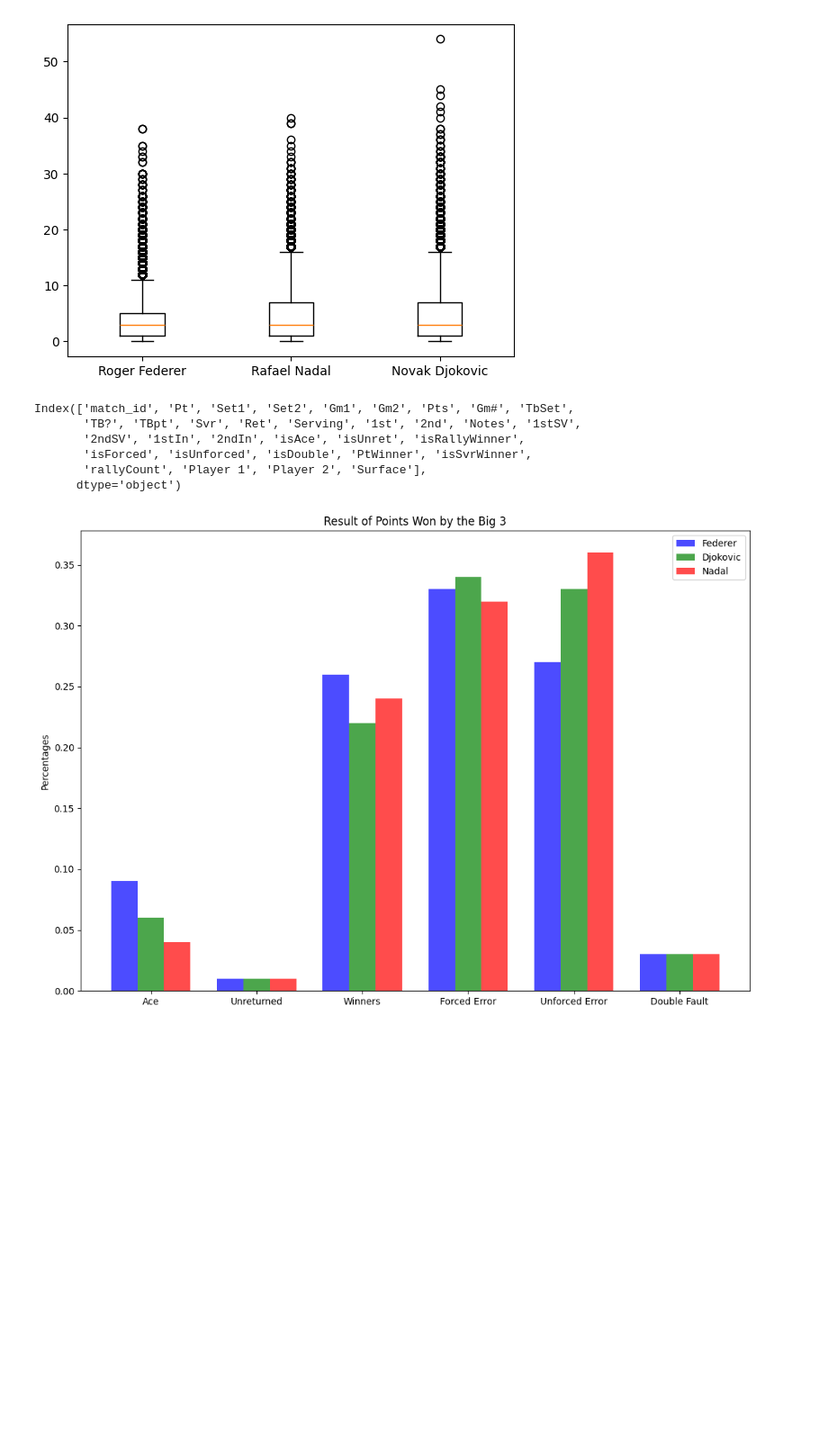
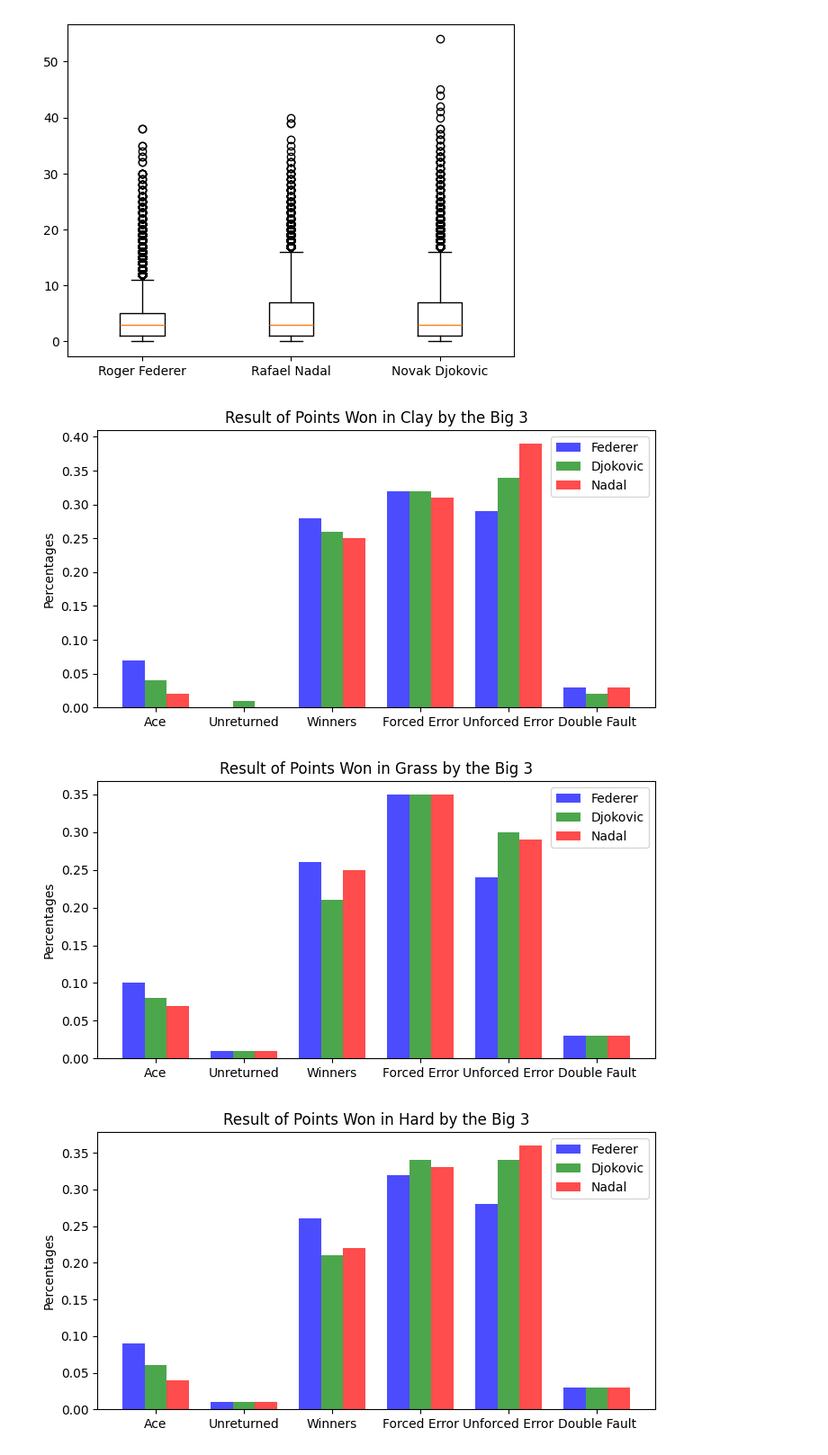
Before and after one commit to PedC18/POC1, a Jupyter notebook: test.ipynb, the cells around one changed output. Shown: that part at 90% size. Drawn from its saved outputs; the diff is of its cells as text; code cells hidden in the pictures; blank space fills up the shorter version.

Commit message:
More visualizations

```diff
--- a/test.ipynb
+++ b/test.ipynb
@@ -114,15 +133,6 @@ ax.set_xticklabels(['Roger Federer', 'Rafael Nadal', 'Novak Djokovic'])
 plt.show()
 # %% [output]
 [figure]
-# %%
-Federer_Games_Points.columns
-# %% [output]
-Index(['match_id', 'Pt', 'Set1', 'Set2', 'Gm1', 'Gm2', 'Pts', 'Gm#', 'TbSet',
-       'TB?', 'TBpt', 'Svr', 'Ret', 'Serving', '1st', '2nd', 'Notes', '1stSV',
-       '2ndSV', '1stIn', '2ndIn', 'isAce', 'isUnret', 'isRallyWinner',
-       'isForced', 'isUnforced', 'isDouble', 'PtWinner', 'isSvrWinner',
-       'rallyCount', 'Player 1', 'Player 2', 'Surface'],
-      dtype='object')
 # %%
 PtDecision = ['isAce', 'isUnret', 'isRallyWinner',
        'isForced', 'isUnforced', 'isDouble']
@@ -135,25 +141,10 @@ NadalStats = ResumePointsStats(Nadal_Points_Won,PtDecision)
-# %%
-PtCodes = ['Ace', 'Unreturned', 'Winners','Forced Error', 'Unforced Error', 'Double Fault']
-
-barWidth = 0.25
-br1 = np.arange(len(FedererStats))
-br2 = [x + barWidth for x in br1]
-br3 = [x + barWidth for x in br2]
-
-plt.subplots(figsize =(13, 9))
-plt.bar(br1, FedererStats, color= 'blue', alpha = 0.7,
-        width = barWidth)
-plt.bar(br2, DjokovicStats, color= 'green', alpha = 0.7,
-        width = barWidth)
-plt.bar(br3, NadalStats, color= 'red', alpha = 0.7,
-        width = barWidth)
-
-plt.xticks([r + barWidth for r in range(len(FedererStats))],
-        PtCodes)
-
-plt.ylabel("Percentages")
-plt.title("Result of Points Won by the Big 3")
-plt.legend(['Federer','Djokovic','Nadal'])
-plt.show()
-# %% [output]
-[figure, removed]
+# %%
+DataWon = [Federer_Points_Won, Djokovic_Points_Won,Nadal_Points_Won ]
+# %%
+PlotGraph(DataWon,'Clay',PtDecision, 'Won')
+PlotGraph(DataWon,'Grass',PtDecision, 'Won')
+PlotGraph(DataWon,'Hard',PtDecision, 'Won')
+# %% [output]
+[figure, added]
+[figure, added]
+[figure, added]
```
Also changed, not shown: parts of 14 cells of this notebook, 2 other files.
